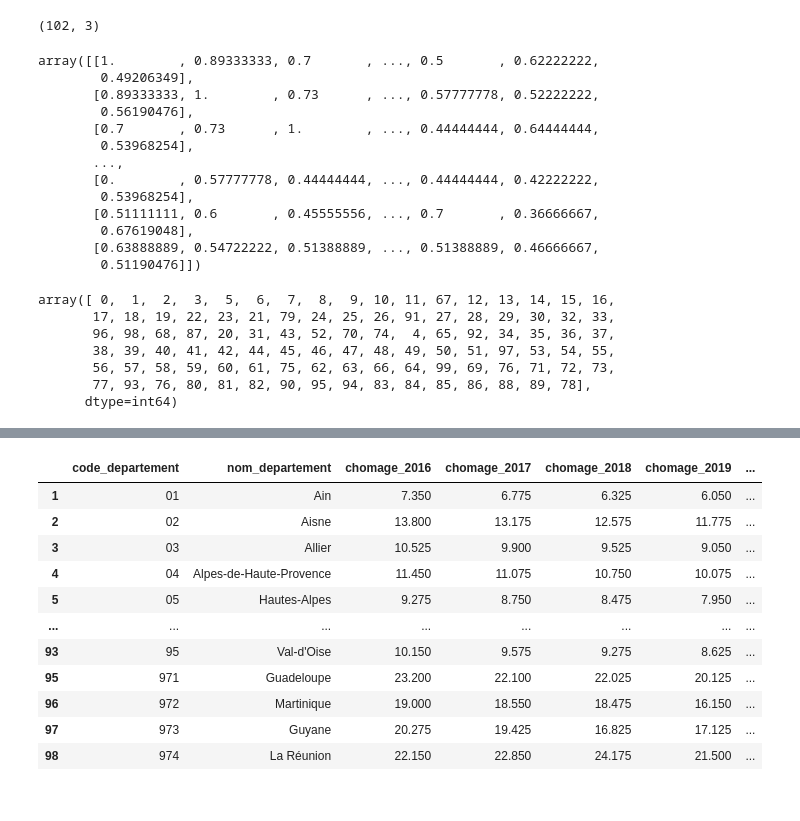
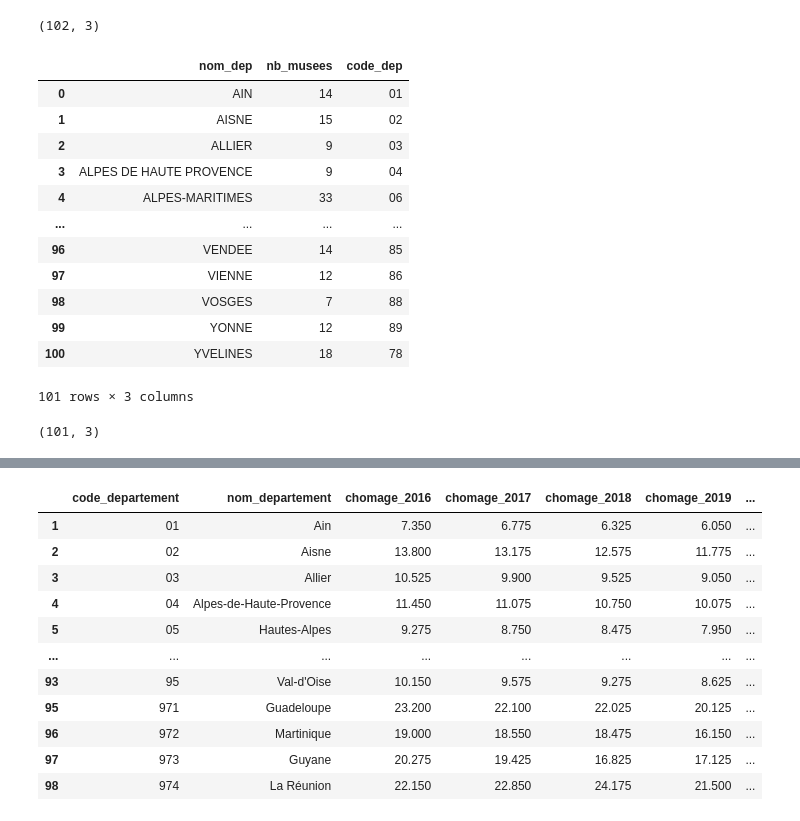
Before and after one commit to victor-kerros/tokenisation-immo, a Jupyter notebook: exploration_autres_data.ipynb, the cells around one changed output, grey strips where cells are left out. Drawn from its saved outputs; the diff is of its cells as text; code cells hidden in the pictures.

Commit message:
ajout code departement au df musees

```diff
--- a/exploration_autres_data.ipynb
+++ b/exploration_autres_data.ipynb
@@ -69,0 +257,10 @@ display(df_musees)
+# %%
+# arr_dic en colonnes
+matrix = cdist(arr_dpt_mus.reshape(-1, 1), arr_dic.reshape(-1, 1), lambda x, y: jaro_winkler_similarity(x[0], y[0]))
+display(matrix.shape)
+correct = np.argmax(matrix, axis = 1)
+
+for i in range(len(correct)):
+    print(arr_dic[correct[i]], arr_dpt_mus[i])
+
+# Décommenter pour vérifier que c'est correct: un seul problème: seine-maritime est march avec saint pierre et miquelon
@@ -69,0 +286,10 @@ display(df_musees)
+# %%
+df_musees.head()
+df_musees["code_dep"] = " "
+
+dic_dpt_lower[arr_dic[correct[list(arr_dpt_mus).index(df_musees["nom_dep"][2].lower())]]]
+
+for i in range(df_musees.shape[0]):
+    val_inter = list(arr_dpt_mus).index(df_musees["nom_dep"][i].lower())
+    bonne_valeur = dic_dpt_lower[arr_dic[correct[val_inter]]]
+    df_musees["code_dep"][i] = bonne_valeur
@@ -359,47 +493,20 @@ display(taux_natalite.shape)
 102 rows × 3 columns
 (102, 3)
 # %%
-# Un peu plus compliqué avec les musées du fait du format du nom du département
-
-from nltk.metrics.distance import jaro_winkler_similarity
-from Levenshtein import distance as ratio
-from scipy.spatial.distance import cdist
-import unidecode
-
-arr1 = np.array([unidecode.unidecode(word.lower()) for word in flipped_dict.keys()])
-arr2 = np.array(df_musees["nom_dep"])
-
-#arr1 en colonne
-
-matrix = cdist(arr2.reshape(-1, 1), arr1.reshape(-1, 1), lambda x, y: jaro_winkler_similarity(x[0], y[0]))
-display(matrix)
-
-correct = np.argmax(matrix, axis = 1)
-display(correct)
-#display(df_musees.shape)
-#display(df_musees)
-for i in range(len(correct)):
-    print(arr1[correct[i]], arr2[i])
-
-# Il reste à finir le df MUSEES en rematchant
+display(df_musees)
+display(df_musees.shape)
 # %% [output]
+|  | nom_dep | nb_musees | code_dep |
+| 0 | AIN | 14 | 01 |
+| 1 | AISNE | 15 | 02 |
+| 2 | ALLIER | 9 | 03 |
+| 3 | ALPES DE HAUTE PROVENCE | 9 | 04 |
+| 4 | ALPES-MARITIMES | 33 | 06 |
+| ... | ... | ... | ... |
+| 96 | VENDEE | 14 | 85 |
+| 97 | VIENNE | 12 | 86 |
+| 98 | VOSGES | 7 | 88 |
+| 99 | YONNE | 12 | 89 |
+| 100 | YVELINES | 18 | 78 |
-array([[1.        , 0.89333333, 0.7       , ..., 0.5       , 0.62222222,
-        0.49206349],
-       [0.89333333, 1.        , 0.73      , ..., 0.57777778, 0.52222222,
-        0.56190476],
-       [0.7       , 0.73      , 1.        , ..., 0.44444444, 0.64444444,
-        0.53968254],
-       ...,
-       [0.        , 0.57777778, 0.44444444, ..., 0.44444444, 0.42222222,
-        0.53968254],
-       [0.51111111, 0.6       , 0.45555556, ..., 0.7       , 0.36666667,
-        0.67619048],
-       [0.63888889, 0.54722222, 0.51388889, ..., 0.51388889, 0.46666667,
-        0.51190476]])
+101 rows × 3 columns
-array([ 0,  1,  2,  3,  5,  6,  7,  8,  9, 10, 11, 67, 12, 13, 14, 15, 16,
-       17, 18, 19, 22, 23, 21, 79, 24, 25, 26, 91, 27, 28, 29, 30, 32, 33,
-       96, 98, 68, 87, 20, 31, 43, 52, 70, 74,  4, 65, 92, 34, 35, 36, 37,
-       38, 39, 40, 41, 42, 44, 45, 46, 47, 48, 49, 50, 51, 97, 53, 54, 55,
-       56, 57, 58, 59, 60, 61, 75, 62, 63, 66, 64, 99, 69, 76, 71, 72, 73,
-       77, 93, 76, 80, 81, 82, 90, 95, 94, 83, 84, 85, 86, 88, 89, 78],
-      dtype=int64)
+(101, 3)
```
Also changed, not shown: parts of 12 cells of this notebook.
